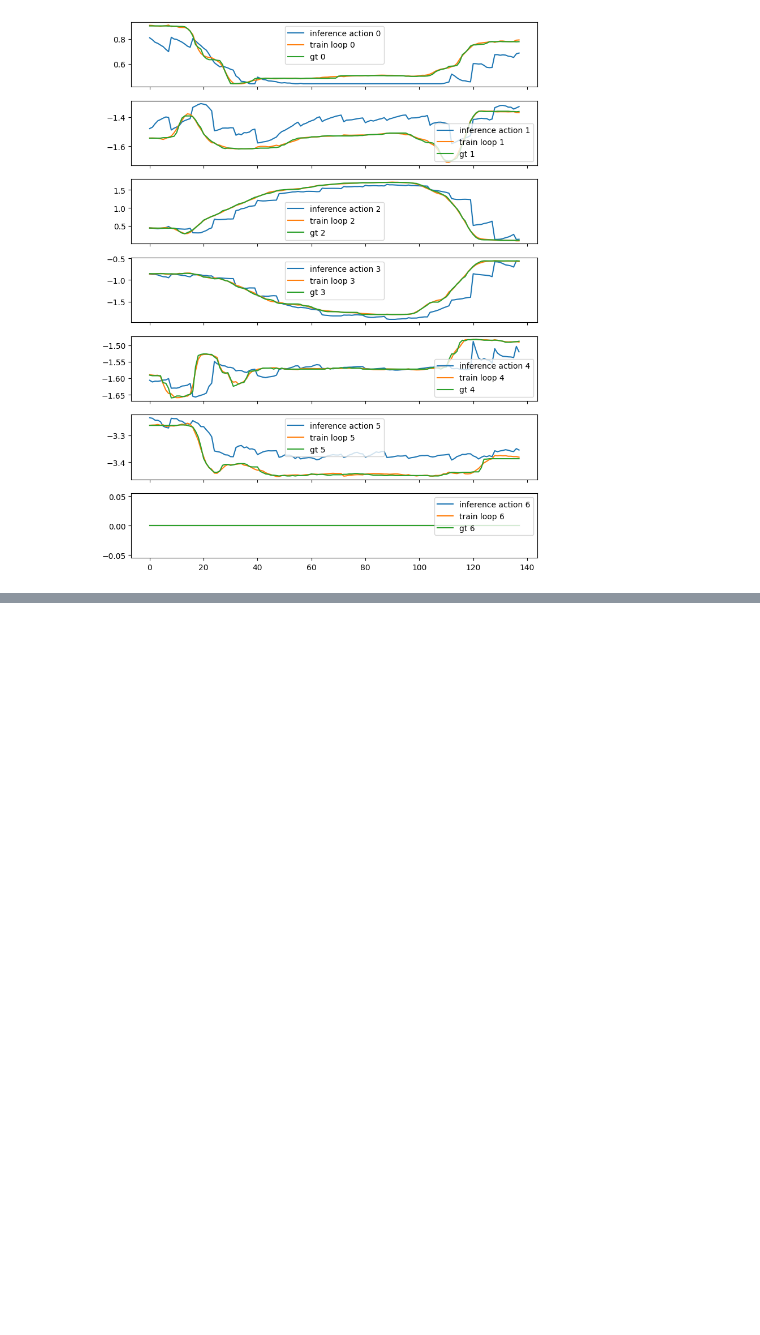
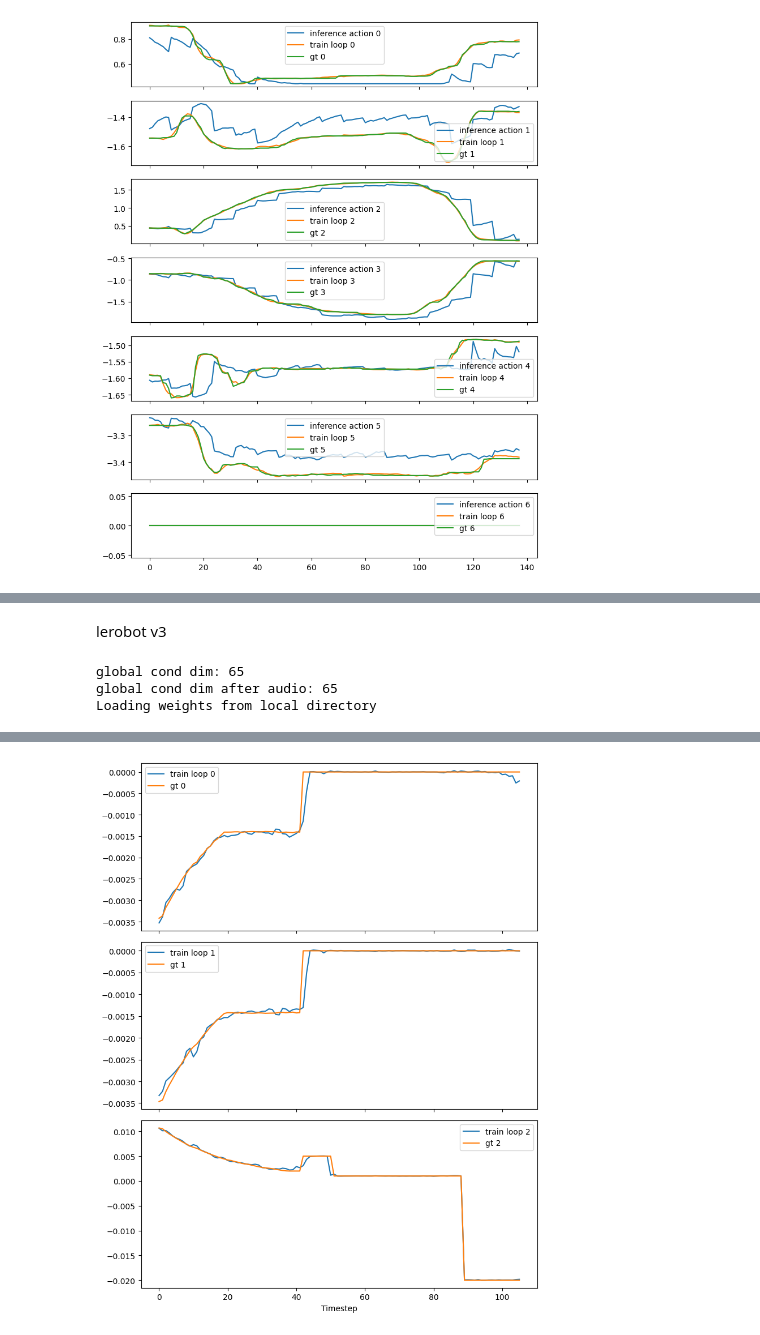
Before and after one commit to rtalwar2/robot-imitation-glue, a Jupyter notebook: analyze_policy.ipynb, the cells around one changed output, grey strips where cells are left out. Saved outputs shown, nothing was run; the diff lists cells and outputs as text; code cells hidden in the pictures; blank space fills up the shorter version.

```diff
--- a/analyze_policy.ipynb
+++ b/analyze_policy.ipynb
@@ -236,0 +204,73 @@ DatasetDict({
+# %% [markdown]
+lerobot v3
+# %%
+import torch
+import matplotlib.pyplot as plt
+import numpy as np
+from lerobot.datasets.lerobot_dataset import LeRobotDataset
+from robot_imitation_glue.agents.lerobot_agent import LerobotAgent, make_lerobot_policy_for_inference
+from lerobot.utils.utils import (
+    get_safe_torch_device,
+)
+# --- Paths ---
+checkpoint_path = "/home/rtalwar/robot-imitation-glue/outputs/train/delta_xyz_final_rgb_instrumentation_H8"
+train_dataset_path = (
+    "/home/rtalwar/robot-imitation-glue/datasets/delta_xyz_final_rgb_instrumentation"
+)
+
+# --- Setup ---
+device = get_safe_torch_device("cuda", log=True)
+dataset = LeRobotDataset(repo_id="", root=train_dataset_path)
+# policy = make_lerobot_policy(checkpoint_path, train_dataset_path)
+policy, preprocessor, postprocessor = make_lerobot_policy_for_inference(checkpoint_path)
+policy_agent = LerobotAgent(policy,preprocessor, postprocessor , device, lambda x: x)
+
+# --- Choose episode index ---
+episode_idx = 0
+episode_indices = dataset.meta.episodes[episode_idx]
+start_idx = episode_indices["dataset_from_index"]
+end_idx   = episode_indices["dataset_to_index"]
+
+pred_actions = []
+gt_actions = []
+gt_states=[]
+# --- Loop through frames in episode ---
+for idx in range(start_idx, end_idx):
+    frame = dataset[idx]
+
+    obs = {
+        # "observation.images.spectogram_image": frame["observation.images.spectogram_image"].unsqueeze(0).to(device),
+        "observation.images.wrist_image": frame["observation.images.wrist_image"].unsqueeze(0).to(device),
+        # "observation.state": torch.tensor(frame["observation.state"]).unsqueeze(0).to(device).float(),
+        "observation.state": torch.tensor(frame["observation.state"]).to(device).float().view(1, -1),
+    }
+    gt_states.append(frame["observation.state"])
+    with torch.no_grad():
+        action_pred,used_images,attn_maps = policy_agent.get_action(obs)
+
+    gt_action = frame["action"].numpy().squeeze()
+
+    pred_actions.append(action_pred)
+    gt_actions.append(gt_action)
+
+pred_actions = np.stack(pred_actions)
+gt_actions   = np.stack(gt_actions)
+
+# --- Plot train-loop predictions vs ground truth ---
+num_dims = gt_actions.shape[-1]
+fig, axs = plt.subplots(num_dims, 1, figsize=(8, 10), sharex=True)
+if num_dims == 1:
+    axs = [axs]
+
+for i in range(num_dims):
+    axs[i].plot(pred_actions[:, i], label=f"train loop {i}")
+    axs[i].plot(gt_actions[:, i], label=f"gt {i}")
+    axs[i].legend()
+
+plt.xlabel("Timestep")
+plt.tight_layout()
+plt.show()
+# %% [output]
+global cond dim: 65
+global cond dim after audio: 65
+Loading weights from local directory
@@ -236,0 +294 @@ DatasetDict({
+[figure, added]
```
Also changed, not shown: parts of 11 cells of this notebook, 6 other files.
